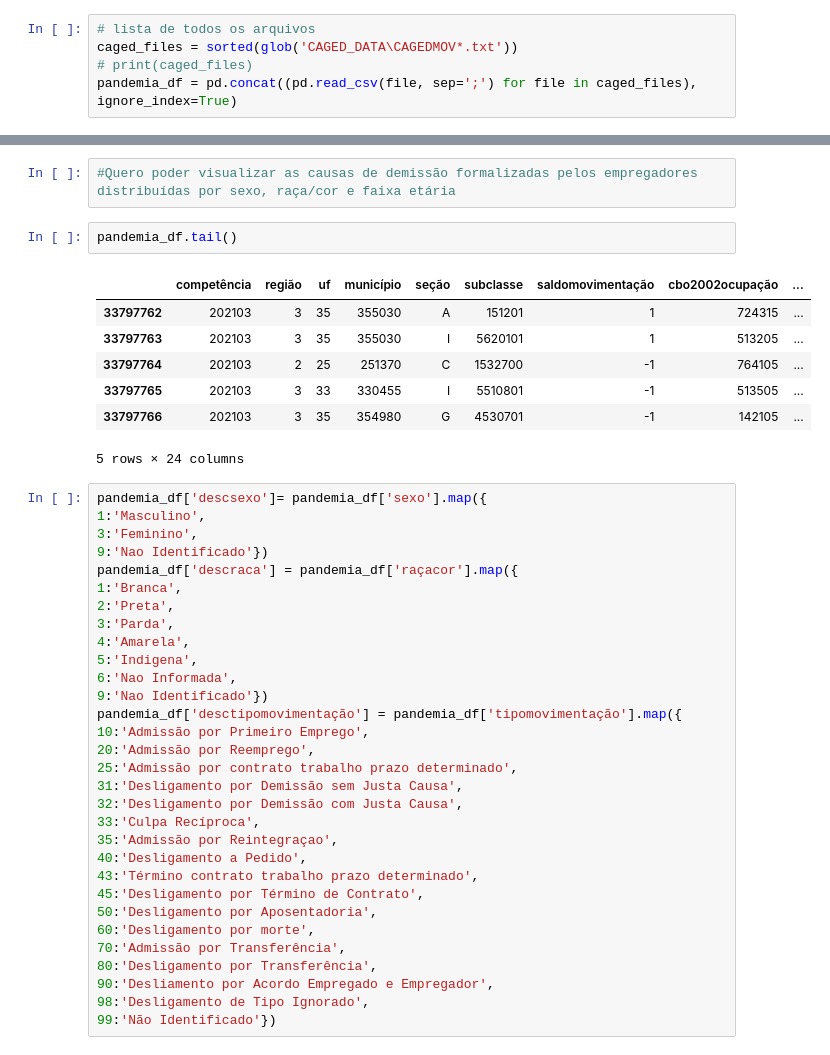
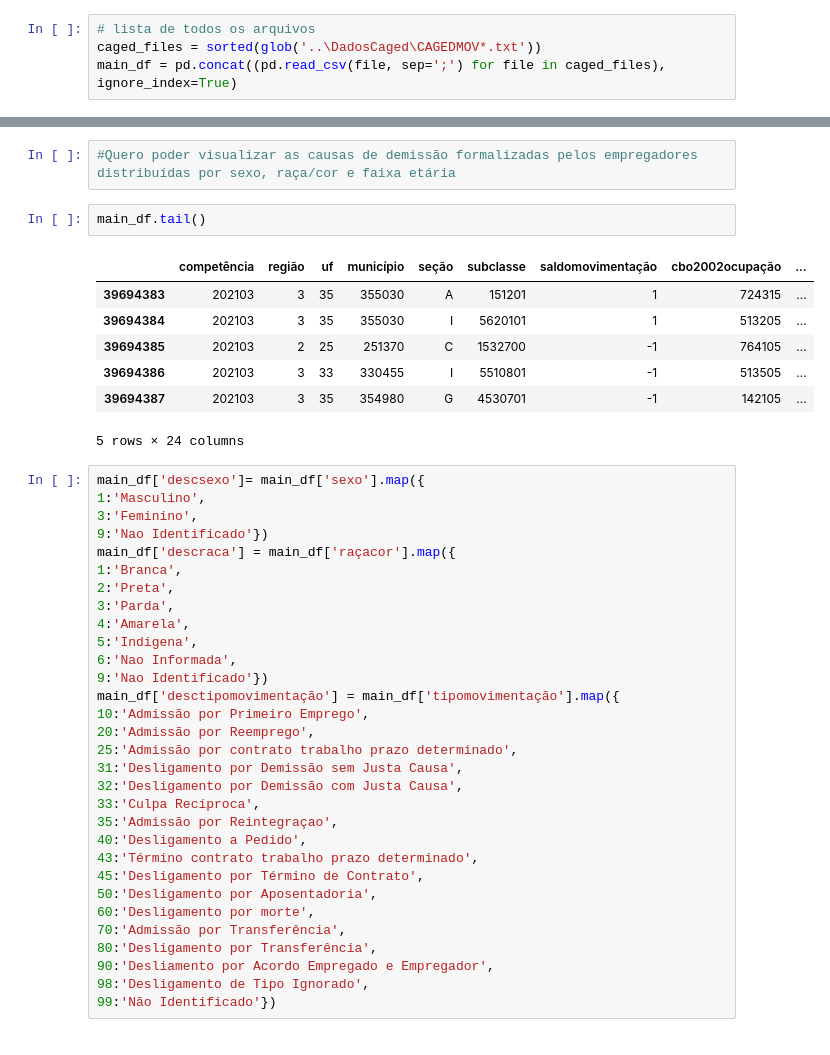
Before and after one commit to wesleyvs/estatistica-trabalho-bdne, a Jupyter notebook: 5_causas-de-demissao-formalizadas-pelos-empregadores-distribuidas-por-sexo-raca-cor-e-faixa-etaria.ipynb, the cells around one changed output, grey strips where cells are left out. Drawn from its saved outputs; the diff is of its cells as text.

```diff
--- a/5_causas-de-demissao-formalizadas-pelos-empregadores-distribuidas-por-sexo-raca-cor-e-faixa-etaria.ipynb
+++ b/5_causas-de-demissao-formalizadas-pelos-empregadores-distribuidas-por-sexo-raca-cor-e-faixa-etaria.ipynb
@@ -17,9 +17,8 @@ def plot(get_chart, xlabel=None, ylabel=None, title=None , figsize=(10,6)):
     plt.show()
 # %%
 # lista de todos os arquivos
-caged_files = sorted(glob('CAGED_DATA\CAGEDMOV*.txt'))
-# print(caged_files)
-pandemia_df = pd.concat((pd.read_csv(file, sep=';') for file in caged_files), ignore_index=True)
+caged_files = sorted(glob('..\DadosCaged\CAGEDMOV*.txt'))
+main_df = pd.concat((pd.read_csv(file, sep=';') for file in caged_files), ignore_index=True)
 # %%
 #Lista todos os arquivos carregados e concatenados no dataframe pandemia_df
 caged_files
@@ -51,21 +52,21 @@ Index(['competência', 'região', 'uf', 'município', 'seção', 'subclasse',
 # %%
 #Quero poder visualizar as causas de demissão formalizadas pelos empregadores distribuídas por sexo, raça/cor e faixa etária
 # %%
-pandemia_df.tail()
+main_df.tail()
 # %% [output]
 |  | competência | região | uf | município | seção | subclasse | saldomovimentação | cbo2002ocupação | ... |
-| 33797762 | 202103 | 3 | 35 | 355030 | A | 151201 | 1 | 724315 | ... |
-| 33797763 | 202103 | 3 | 35 | 355030 | I | 5620101 | 1 | 513205 | ... |
-| 33797764 | 202103 | 2 | 25 | 251370 | C | 1532700 | -1 | 764105 | ... |
-| 33797765 | 202103 | 3 | 33 | 330455 | I | 5510801 | -1 | 513505 | ... |
-| 33797766 | 202103 | 3 | 35 | 354980 | G | 4530701 | -1 | 142105 | ... |
+| 39694383 | 202103 | 3 | 35 | 355030 | A | 151201 | 1 | 724315 | ... |
+| 39694384 | 202103 | 3 | 35 | 355030 | I | 5620101 | 1 | 513205 | ... |
+| 39694385 | 202103 | 2 | 25 | 251370 | C | 1532700 | -1 | 764105 | ... |
+| 39694386 | 202103 | 3 | 33 | 330455 | I | 5510801 | -1 | 513505 | ... |
+| 39694387 | 202103 | 3 | 35 | 354980 | G | 4530701 | -1 | 142105 | ... |
 5 rows × 24 columns
 # %%
-pandemia_df['descsexo']= pandemia_df['sexo'].map({
+main_df['descsexo']= main_df['sexo'].map({
 1:'Masculino',
 3:'Feminino',
 9:'Nao Identificado'})
-pandemia_df['descraca'] = pandemia_df['raçacor'].map({
+main_df['descraca'] = main_df['raçacor'].map({
 1:'Branca',
 2:'Preta',
 3:'Parda',
@@ -73,7 +74,7 @@ pandemia_df['descraca'] = pandemia_df['raçacor'].map({
 5:'Indigena',
 6:'Nao Informada',
 9:'Nao Identificado'})
-pandemia_df['desctipomovimentação'] = pandemia_df['tipomovimentação'].map({
+main_df['desctipomovimentação'] = main_df['tipomovimentação'].map({
 10:'Admissão por Primeiro Emprego',
 20:'Admissão por Reemprego',
 25:'Admissão por contrato trabalho prazo determinado',
```
Also changed, not shown: parts of 7 cells of this notebook.
